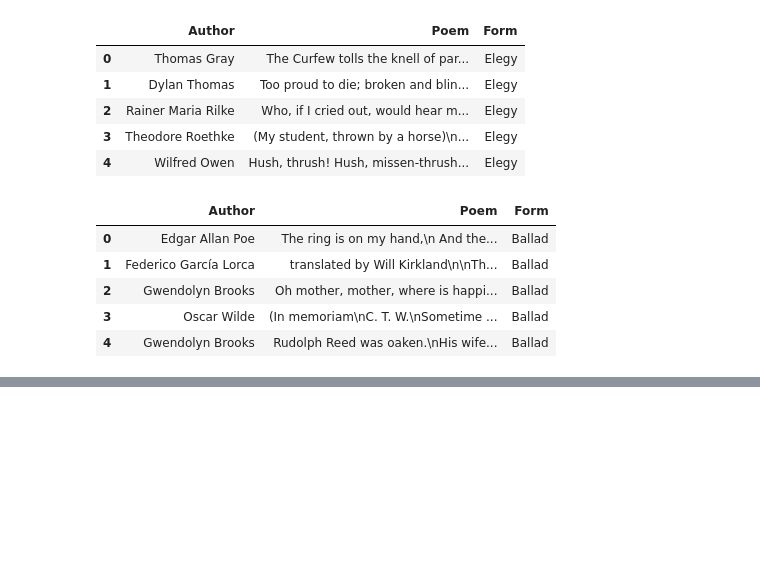
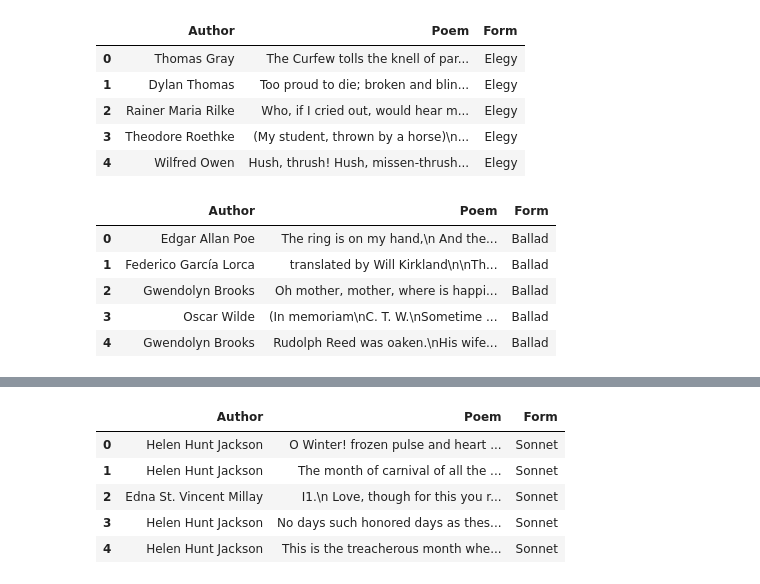
Before and after one commit to robezal/gopo, a Jupyter notebook: Multiple_Forms.ipynb, the cells around one changed output, grey strips where cells are left out. Saved outputs shown, nothing was run; the diff lists cells and outputs as text; code cells hidden in the pictures; blank space fills up the shorter version.

```diff
--- a/Multiple_Forms.ipynb
+++ b/Multiple_Forms.ipynb
@@ -116,0 +139,11 @@ df3.head()
+# %%
+df120 = pd.read_csv('Sonnets2_100.csv', index_col = 0)
+df20 = df120[['Author', 'Poem', 'Form']].copy()
+df20.head()
+# %% [output]
+|  | Author | Poem | Form |
+| 0 | Helen Hunt Jackson | O Winter! frozen pulse and heart ... | Sonnet |
+| 1 | Helen Hunt Jackson | The month of carnival of all the ... | Sonnet |
+| 2 | Edna St. Vincent Millay | I1.\n Love, though for this you r... | Sonnet |
+| 3 | Helen Hunt Jackson | No days such honored days as thes... | Sonnet |
+| 4 | Helen Hunt Jackson | This is the treacherous month whe... | Sonnet |
```
Also changed, not shown: parts of 9 cells of this notebook, 15 other files.
